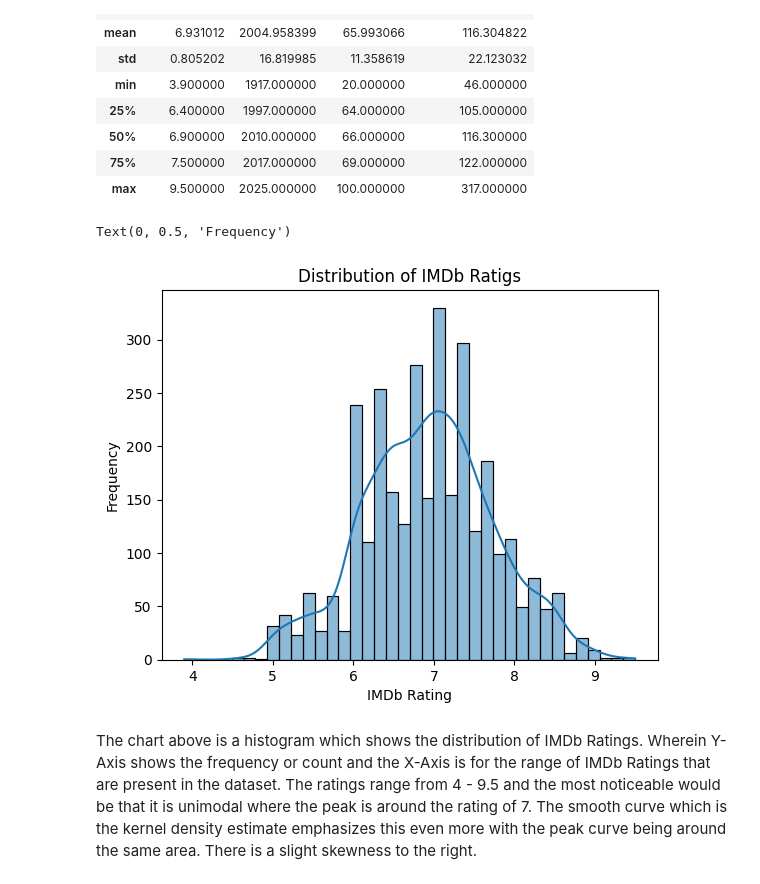
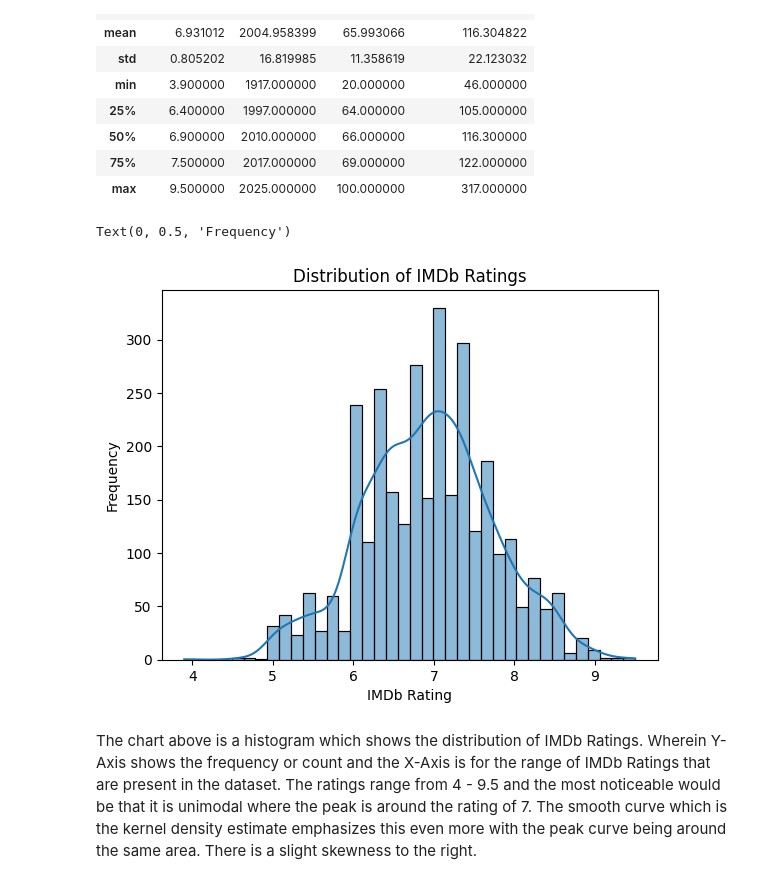
Before and after one commit to wayneflossien/102-final-project, a Jupyter notebook: 102-final_project.ipynb, the cells around one changed output. Cells and saved outputs as stored; diff of their text form; code cells hidden in the pictures.

```diff
--- a/102-final_project.ipynb
+++ b/102-final_project.ipynb
@@ -138,12 +138,12 @@ df.describe()
 # %%
 # IMDb Rating Distribution
 sns.histplot(df['IMDb Rating'], kde=True)
-plt.title('Distribution of IMDb Ratigs')
+plt.title('Distribution of IMDb Ratings')
 plt.xlabel('IMDb Rating')
 plt.ylabel('Frequency')
 # %% [output]
 Text(0, 0.5, 'Frequency')
-[figure, old version]
+[figure, new version]
 # %% [markdown]
 The chart above is a histogram which shows the distribution of IMDb Ratings. Wherein Y-Axis shows the frequency or count and the X-Axis is for the range of IMDb Ratings that are present in the dataset. The ratings range from 4 - 9.5 and the most noticeable would be that it is unimodal where the peak is around the rating of 7. The smooth curve which is the kernel density estimate emphasizes this even more with the peak curve being around the same area. There is a slight skewness to the right.
 # %%
```
Also changed, not shown: parts of 1 cell of this notebook.
